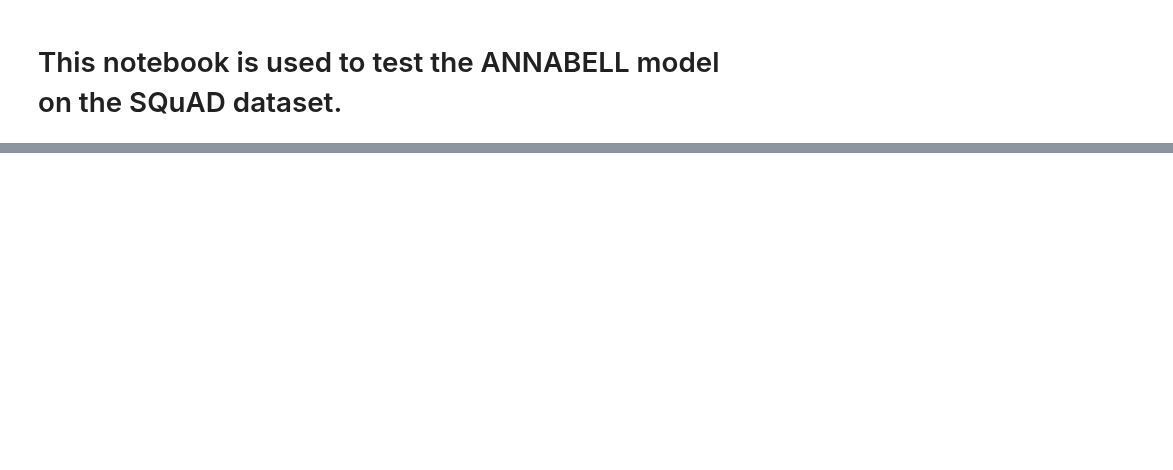
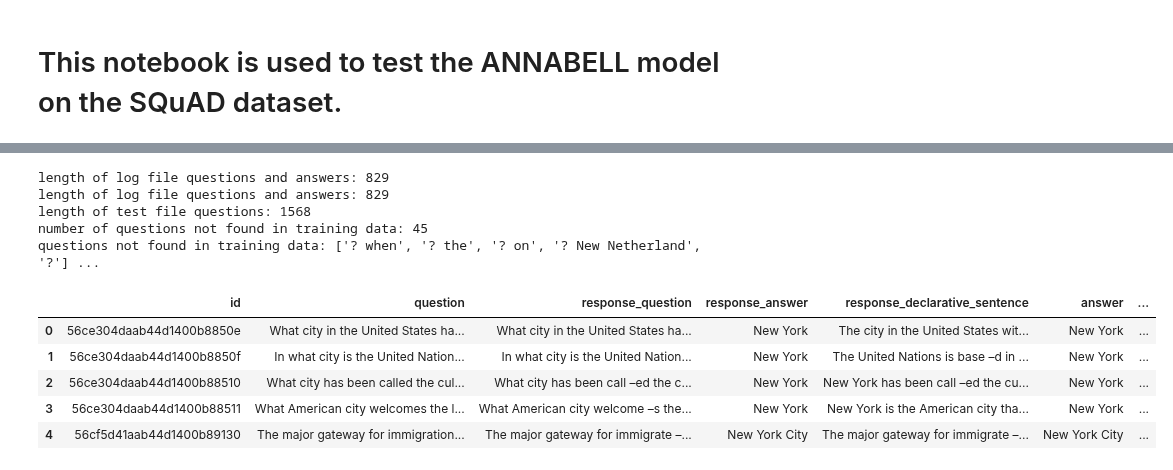
Before and after one commit to cjwalmsley/Training-and-evaluating-cognitive-language-models, a Jupyter notebook: test_annabell.ipynb, the cells around one changed output, grey strips where cells are left out. Saved outputs shown, nothing was run; the diff lists cells and outputs as text; code cells hidden in the pictures; blank space fills up the shorter version.

```diff
--- a/test_annabell.ipynb
+++ b/test_annabell.ipynb
@@ -106,2 +38,32 @@ Question not found in training data: ? how
+# %%
+question_and_answer_pairs = question_and_answer_pairs_from_log_file(test_log_filepath)
+print("length of log file questions and answers: " + str(len(question_and_answer_pairs)))
+with open(test_input_filepath, 'r') as test_input_file:
+    test_input_lines = test_input_file.readlines()
+print("length of test file questions: " + str(len(test_input_lines)))
+#load the LLM response jsonl file into a dataframe
+response_formatted_df = pd.read_json(dataset_filepath, lines=True)
+#add the test questions to the dataframe
+questions_not_found = []
+for question, answer in question_and_answer_pairs:
+    if question in response_formatted_df["response_question_formatted"].values:
+        response_formatted_df.loc[response_formatted_df["response_question_formatted"] == question, "test_answer"] = answer
+    else:
+        questions_not_found.append(question)
+print(f"number of questions not found in training data: {len(questions_not_found)}")
+print("questions not found in training data: " + str(questions_not_found[:5]) + " ...")
+response_formatted_df.head()
+# %% [output]
+length of log file questions and answers: 829
+length of log file questions and answers: 829
+length of test file questions: 1568
+number of questions not found in training data: 45
+questions not found in training data: ['? when', '? the', '? on', '? New Netherland', '?'] ...
+|  | id | question | response_question | response_answer | response_declarative_sentence | answer | ... |
+| 0 | 56ce304daab44d1400b8850e | What city in the United States ha... | What city in the United States ha... | New York | The city in the United States wit... | New York | ... |
+| 1 | 56ce304daab44d1400b8850f | In what city is the United Nation... | In what city is the United Nation... | New York | The United Nations is base –d in ... | New York | ... |
+| 2 | 56ce304daab44d1400b88510 | What city has been called the cul... | What city has been call –ed the c... | New York | New York has been call –ed the cu... | New York | ... |
+| 3 | 56ce304daab44d1400b88511 | What American city welcomes the l... | What American city welcome –s the... | New York | New York is the American city tha... | New York | ... |
+| 4 | 56cf5d41aab44d1400b89130 | The major gateway for immigration... | The major gateway for immigrate –... | New York City | The major gateway for immigrate –... | New York City | ... |
 # %%
 # Get the counts for each unique value in the 'test_answer' column
```
Also changed, not shown: parts of 16 cells of this notebook, 13 other files.
